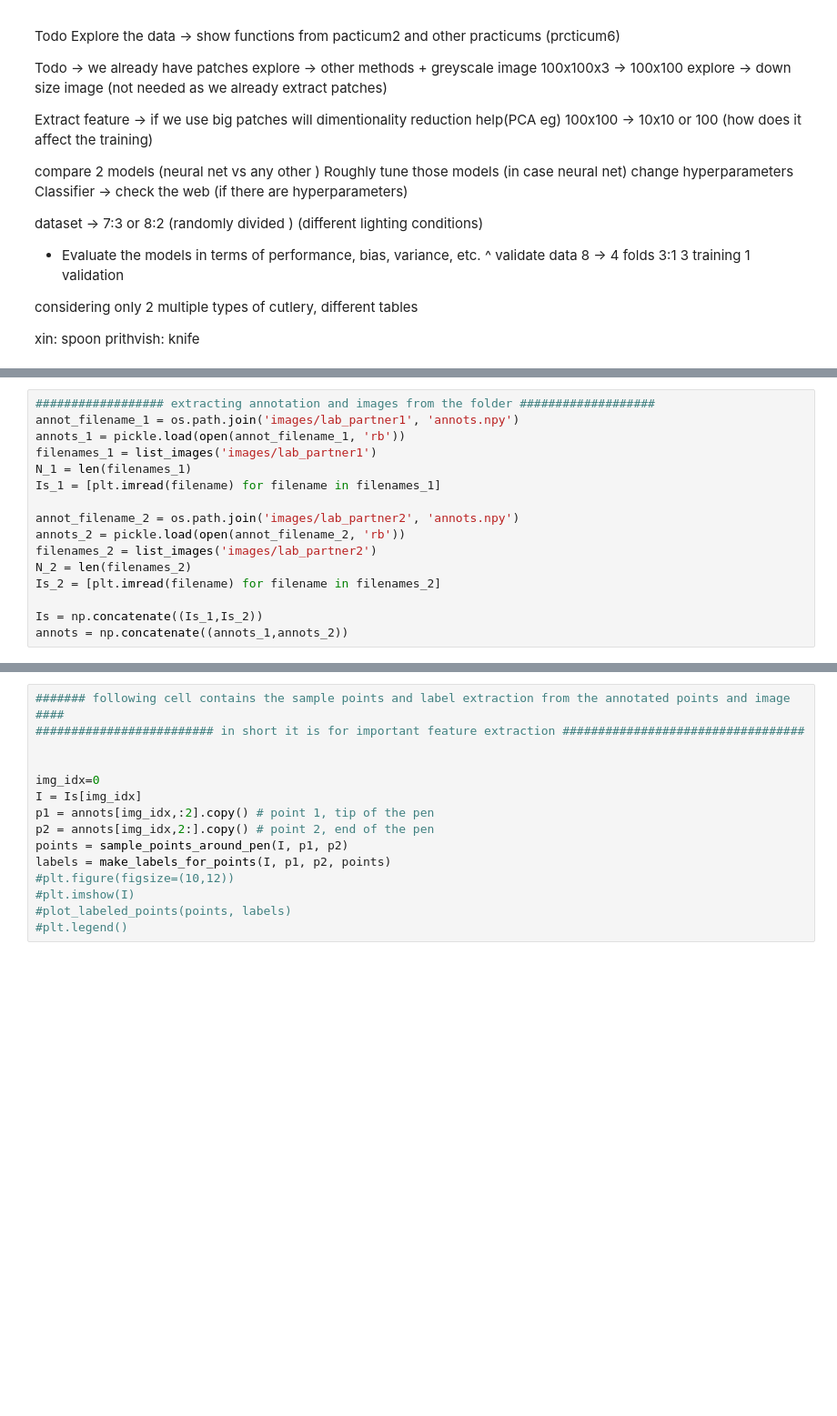
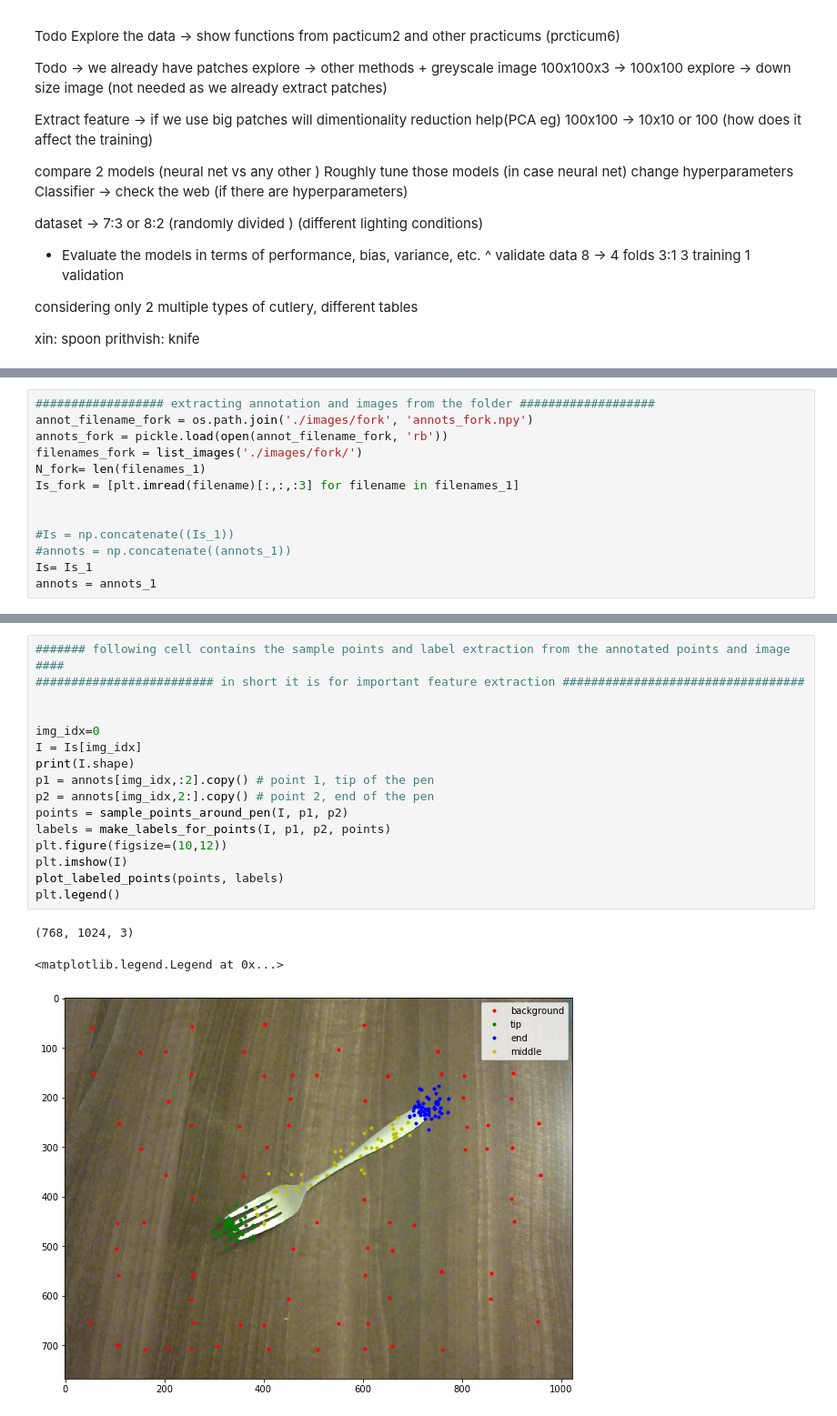
Before and after one commit to Prithvish04/kitchen_robot, a Jupyter notebook: prithvish.ipynb, the cells around one changed output, grey strips where cells are left out. Shown: that part at 91% size. Saved outputs shown, nothing was run; the diff lists cells and outputs as text; blank space fills up the shorter version.

```diff
--- a/prithvish.ipynb
+++ b/prithvish.ipynb
@@ -310,16 +618,13 @@ def plot_samples(Ps, labels,FEAT_SIZE,nsamples):
 # %%
 ################## extracting annotation and images from the folder ###################
-annot_filename_1 = os.path.join('images/lab_partner1', 'annots.npy')
-annots_1 = pickle.load(open(annot_filename_1, 'rb'))
-filenames_1 = list_images('images/lab_partner1')
-N_1 = len(filenames_1)
-Is_1 = [plt.imread(filename) for filename in filenames_1]
+annot_filename_fork = os.path.join('./images/fork', 'annots_fork.npy')
+annots_fork = pickle.load(open(annot_filename_fork, 'rb'))
+filenames_fork = list_images('./images/fork/')
+N_fork= len(filenames_1)
+Is_fork = [plt.imread(filename)[:,:,:3] for filename in filenames_1]
 
-annot_filename_2 = os.path.join('images/lab_partner2', 'annots.npy')
-annots_2 = pickle.load(open(annot_filename_2, 'rb'))
-filenames_2 = list_images('images/lab_partner2')
-N_2 = len(filenames_2)
-Is_2 = [plt.imread(filename) for filename in filenames_2]
 
-Is = np.concatenate((Is_1,Is_2))
-annots = np.concatenate((annots_1,annots_2))
+#Is = np.concatenate((Is_1))
+#annots = np.concatenate((annots_1))
+Is= Is_1
+annots = annots_1
@@ -326,18 +640,23 @@ annots = np.concatenate((annots_1,annots_2))
 # %%
 ####### following cell contains the sample points and label extraction from the annotated points and image ####
 ######################### in short it is for important feature extraction ##################################
 
 
 img_idx=0
 I = Is[img_idx]
+print(I.shape)
 p1 = annots[img_idx,:2].copy() # point 1, tip of the pen
 p2 = annots[img_idx,2:].copy() # point 2, end of the pen
 points = sample_points_around_pen(I, p1, p2)
 labels = make_labels_for_points(I, p1, p2, points)
-#plt.figure(figsize=(10,12))
-#plt.imshow(I)
-#plot_labeled_points(points, labels)
-#plt.legend()
+plt.figure(figsize=(10,12))
+plt.imshow(I)
+plot_labeled_points(points, labels)
+plt.legend()
+# %% [output]
+(768, 1024, 3)
+<matplotlib.legend.Legend at 0x...>
+[figure, added]
 # %%
 ############ a loop which iterates over all the samples and plots the anotation and sample points######
 ########## following loop is just to confirm if annotation and sampling work #################
```
Also changed, not shown: parts of 21 cells of this notebook.
